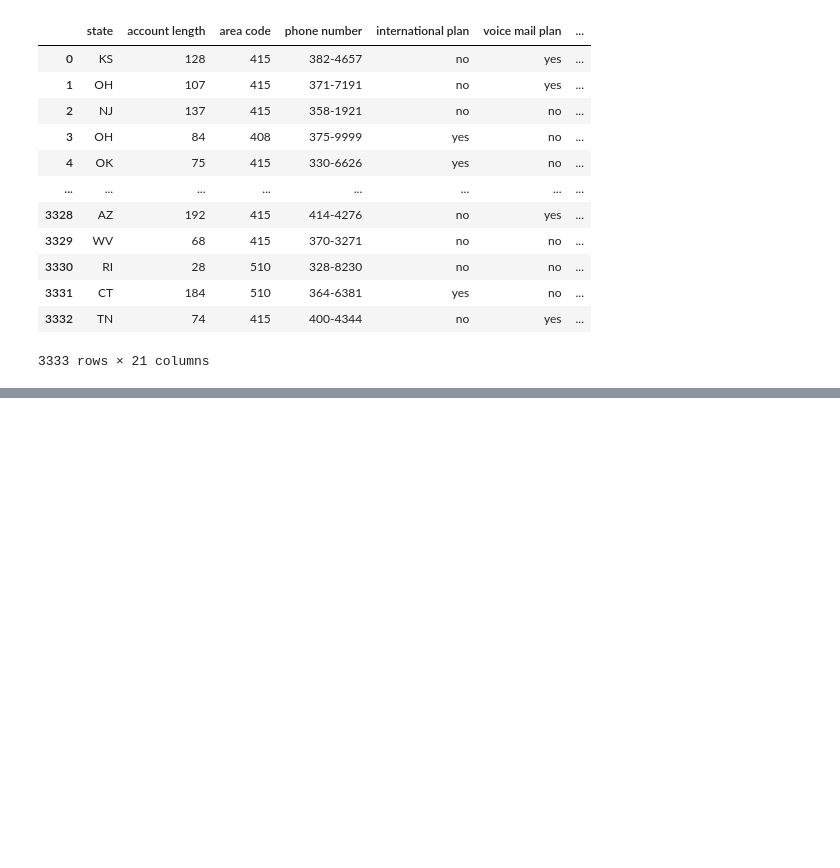
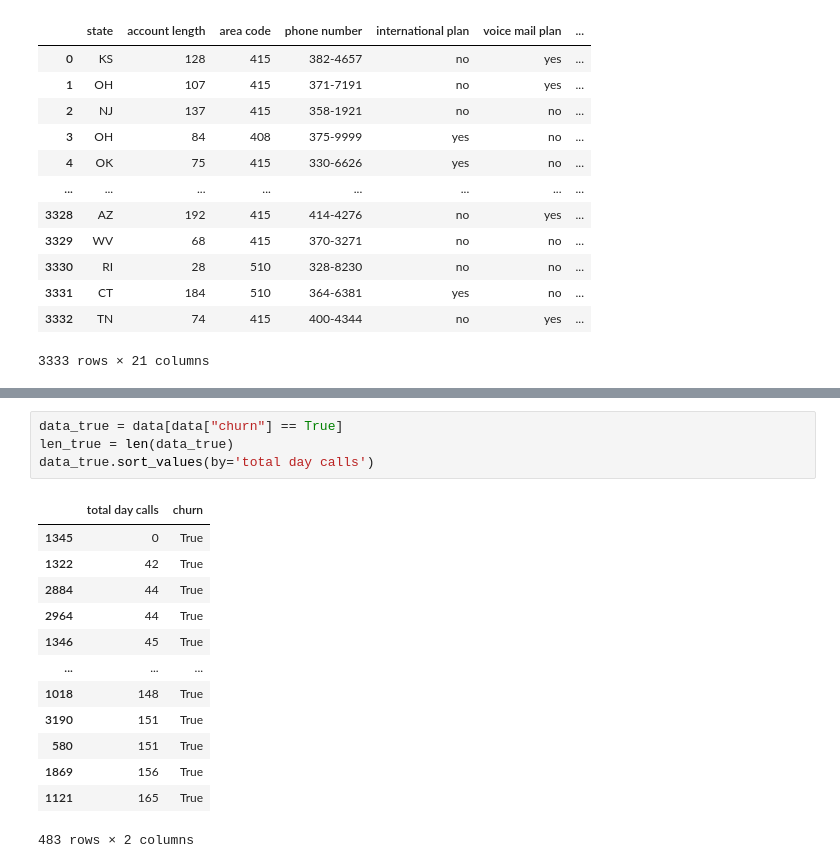
Before and after one commit to AlexeyLebedev90/HelloWorld, a Jupyter notebook: home_5.ipynb, the cells around one changed output, grey strips where cells are left out. Cells and saved outputs as stored; diff of their text form; blank space fills up the shorter version.

```diff
--- a/home_5.ipynb
+++ b/home_5.ipynb
@@ -138,0 +155,18 @@ display(df)
+# %%
+data_true = data[data["churn"] == True]
+len_true = len(data_true)
+data_true.sort_values(by='total day calls')
+# %% [output]
+|  | total day calls | churn |
+| 1345 | 0 | True |
+| 1322 | 42 | True |
+| 2884 | 44 | True |
+| 2964 | 44 | True |
+| 1346 | 45 | True |
+| ... | ... | ... |
+| 1018 | 148 | True |
+| 3190 | 151 | True |
+| 580 | 151 | True |
+| 1869 | 156 | True |
+| 1121 | 165 | True |
+483 rows × 2 columns
```
Also changed, not shown: parts of 20 cells of this notebook.
